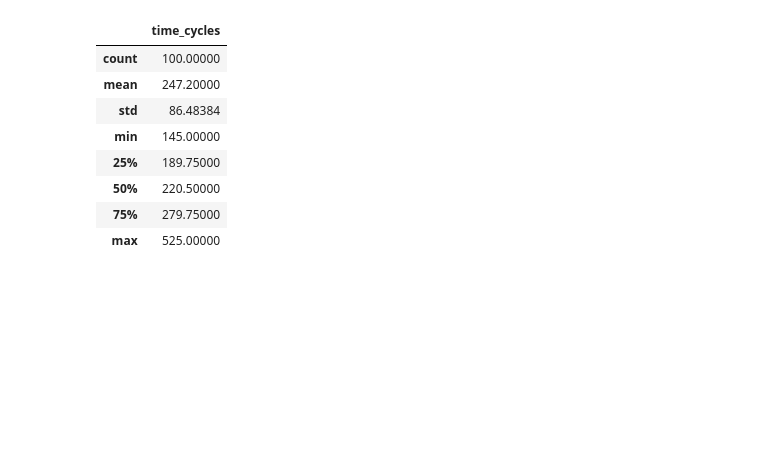
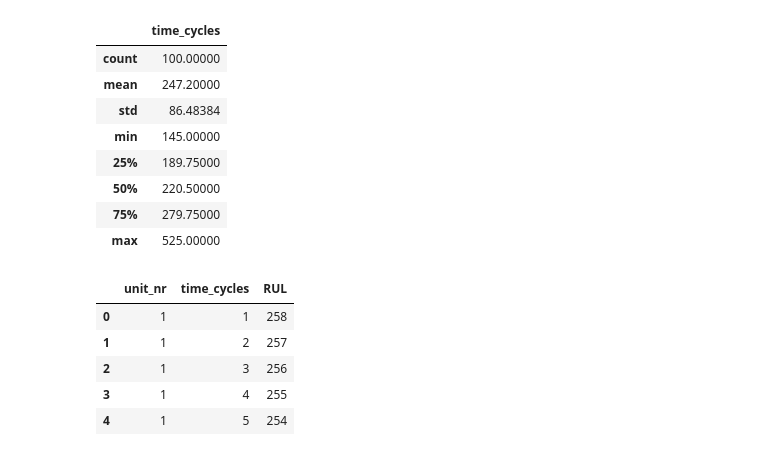
Before and after one commit to DennisxB/turbofan-predictive-maintenance, a Jupyter notebook: 02_FD003.ipynb, the cells around one changed output. Cells and saved outputs as stored; diff of their text form; code cells hidden in the pictures; blank space fills up the shorter version.

```diff
--- a/02_FD003.ipynb
+++ b/02_FD003.ipynb
@@ -76,3 +76,29 @@ train[index_names].groupby('unit_nr').max().describe()
 | 50% | 220.50000 |
 | 75% | 279.75000 |
 | max | 525.00000 |
+# %%
+def add_remaining_useful_life(df):
+    # Get the total number of cycles for each unit
+    grouped_by_unit = df.groupby(by="unit_nr")
+    max_cycle = grouped_by_unit["time_cycles"].max()
+
+    # Merge the max cycle back into the original frame
+    result_frame = df.merge(max_cycle.to_frame(name='max_cycle'), left_on='unit_nr', right_index=True)
+
+    # Calculate remaining useful life for each row
+    remaining_useful_life = result_frame["max_cycle"] - result_frame["time_cycles"]
+    result_frame["RUL"] = remaining_useful_life
+
+    # drop max_cycle as it's no longer needed
+    result_frame = result_frame.drop("max_cycle", axis=1)
+    return result_frame
+
+train = add_remaining_useful_life(train)
+train[index_names+['RUL']].head()
+# %% [output]
+|  | unit_nr | time_cycles | RUL |
+| 0 | 1 | 1 | 258 |
+| 1 | 1 | 2 | 257 |
+| 2 | 1 | 3 | 256 |
+| 3 | 1 | 4 | 255 |
+| 4 | 1 | 5 | 254 |
```
Also changed, not shown: parts of 3 cells of this notebook.
